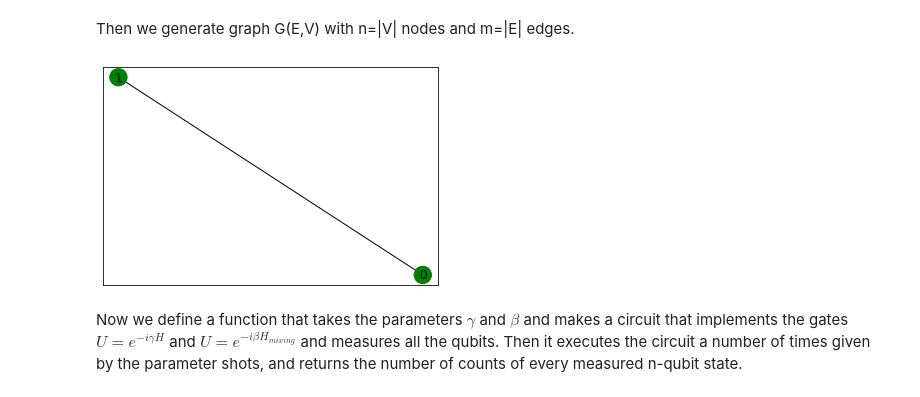
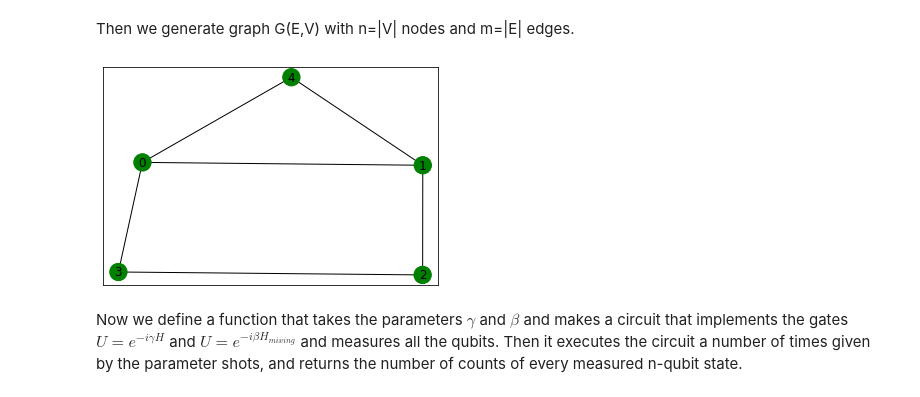
Before and after one commit to inafergra/QAOA-MaxCut, a Jupyter notebook: project.ipynb, the cells around one changed output. Saved outputs shown, nothing was run; the diff lists cells and outputs as text; code cells hidden in the pictures.

```diff
--- a/project.ipynb
+++ b/project.ipynb
@@ -18,19 +18,19 @@ from scipy.optimize import minimize, LinearConstraint, differential_evolution
 Then we generate graph G(E,V) with n=|V| nodes and m=|E| edges.
 # %%
 # Generating the graph G(V,N)
-n     = 2
+n     = 5
 V     = np.arange(0,n,1)
-E     =[(0,1,1.0)] #, (1,2,1.0),(2,3,1.0),(3,0,1.0)]
+E     =[(0,1,1.0), (1,2,1.0),(2,3,1.0),(3,0,1.0),(0,4,1.0),(1,4,1.0)]
 
 G     = nx.Graph()
 G.add_nodes_from(V)
 G.add_weighted_edges_from(E)
 
 # Generate plot of the Graph
 colors       = ['g' for node in G.nodes()]
 nx.draw_networkx(G, node_color=colors)
 # %% [output]
-[figure, old version]
+[figure, new version]
 # %% [markdown]
 Now we define a function that takes the parameters $\gamma$ and $\beta$ and makes a circuit that implements the gates $U = e^{-i\gamma H}$ and $U = e^{-i\beta H_{mixing}}$ and measures all the qubits. Then it executes the circuit a number of times given by the parameter shots, and returns the number of counts of every measured n-qubit state.
 # %%
```
Also changed, not shown: parts of 11 cells of this notebook.
